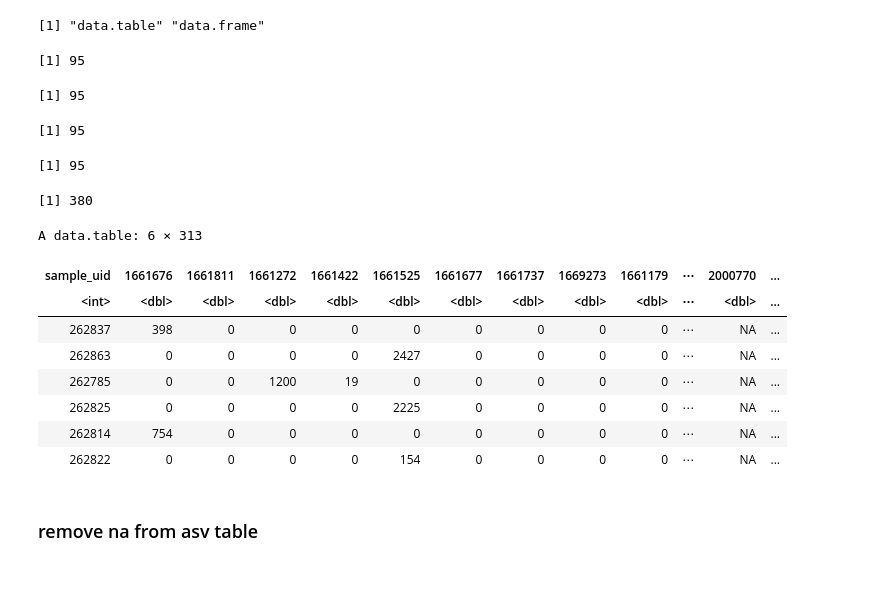
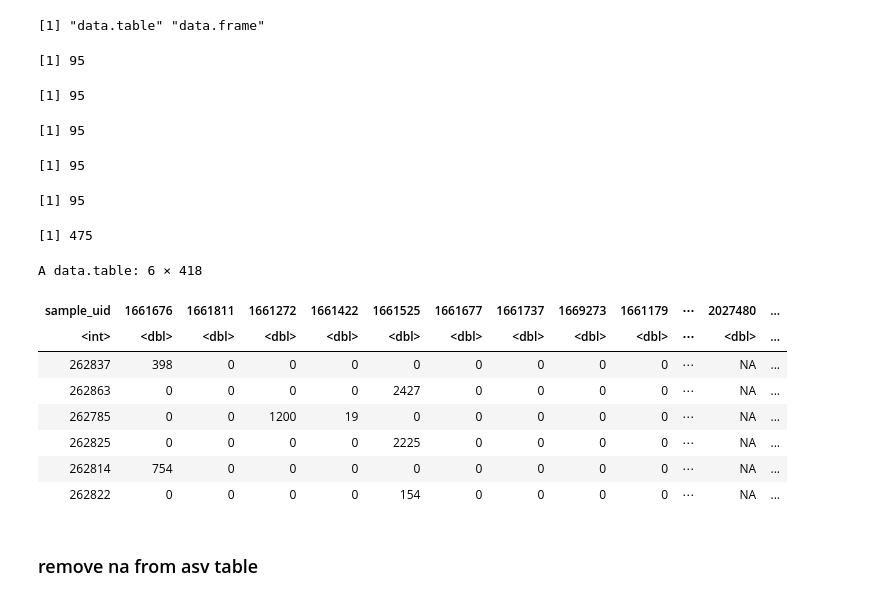
Before and after one commit to cdesouza02/BEL_16S_ITS2, a Jupyter notebook: BEL_ITS2_outputs/physeq_taxa_ITS2.ipynb, the cells around one changed output. Cells and saved outputs as stored; diff of their text form; code cells hidden in the pictures.

```diff
--- a/BEL_ITS2_outputs/physeq_taxa_ITS2.ipynb
+++ b/BEL_ITS2_outputs/physeq_taxa_ITS2.ipynb
@@ -65,6 +73,8 @@ asv_2=fread("/scratch/workspace/caroline_desouza_uml_edu-its2/symportal_run2/its
 asv_3=fread("/scratch/workspace/caroline_desouza_uml_edu-its2/symportal_run3/its2_type_profiles/688_20260325T224302_DBV_20260326T222304.profiles.absolute.abund_only.txt")
 
 asv_4=fread("/scratch/workspace/caroline_desouza_uml_edu-its2/symportal_run4/its2_type_profiles/698_20260408T191802_DBV_20260409T193208.profiles.absolute.abund_only.txt")
+
+asv_5=fread("/scratch/workspace/caroline_desouza_uml_edu-its2/symportal_run5/its2_type_profiles/701_20260415T094502_DBV_20260416T100900.profiles.absolute.abund_only.txt")
 # %%
 head(asv_1)
 head(asv_2)
@@ -92,22 +102,24 @@ class(asv_1)
 # %% [output]
 [1] "data.table" "data.frame"
 # %%
-asv <- bind_rows(asv_1, asv_2, asv_3, asv_4)
+asv <- bind_rows(asv_1, asv_2, asv_3, asv_4, asv_5)
 # %%
 nrow(asv_1)
 nrow(asv_2)
 nrow(asv_3)
 nrow(asv_4)
+nrow(asv_5)
 nrow(asv)
 head(asv)
 # %% [output]
 [1] 95
 [1] 95
 [1] 95
 [1] 95
-[1] 380
+[1] 95
-A data.table: 6 × 313
+[1] 475
+A data.table: 6 × 418
-| sample_uid | 1661676 | 1661811 | 1661272 | 1661422 | 1661525 | 1661677 | 1661737 | 1669273 | 1661179 | ⋯ | 2000770 | ... |
+| sample_uid | 1661676 | 1661811 | 1661272 | 1661422 | 1661525 | 1661677 | 1661737 | 1669273 | 1661179 | ⋯ | 2027480 | ... |
 | <int> | <dbl> | <dbl> | <dbl> | <dbl> | <dbl> | <dbl> | <dbl> | <dbl> | <dbl> | ⋯ | <dbl> | ... |
 | 262837 | 398 | 0 | 0 | 0 | 0 | 0 | 0 | 0 | 0 | ⋯ | NA | ... |
 | 262863 | 0 | 0 | 0 | 0 | 2427 | 0 | 0 | 0 | 0 | ⋯ | NA | ... |
```
Also changed, not shown: parts of 19 cells of this notebook, 2 other files.
